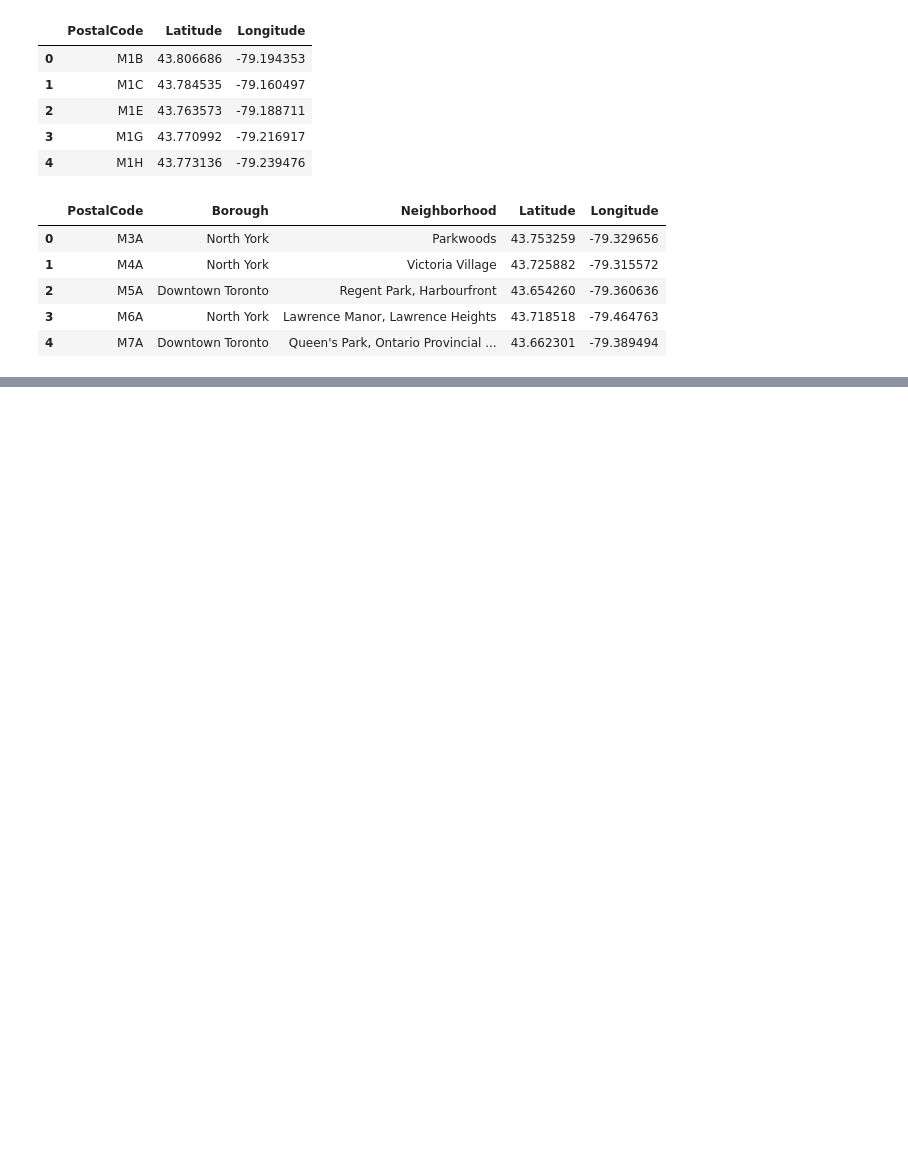
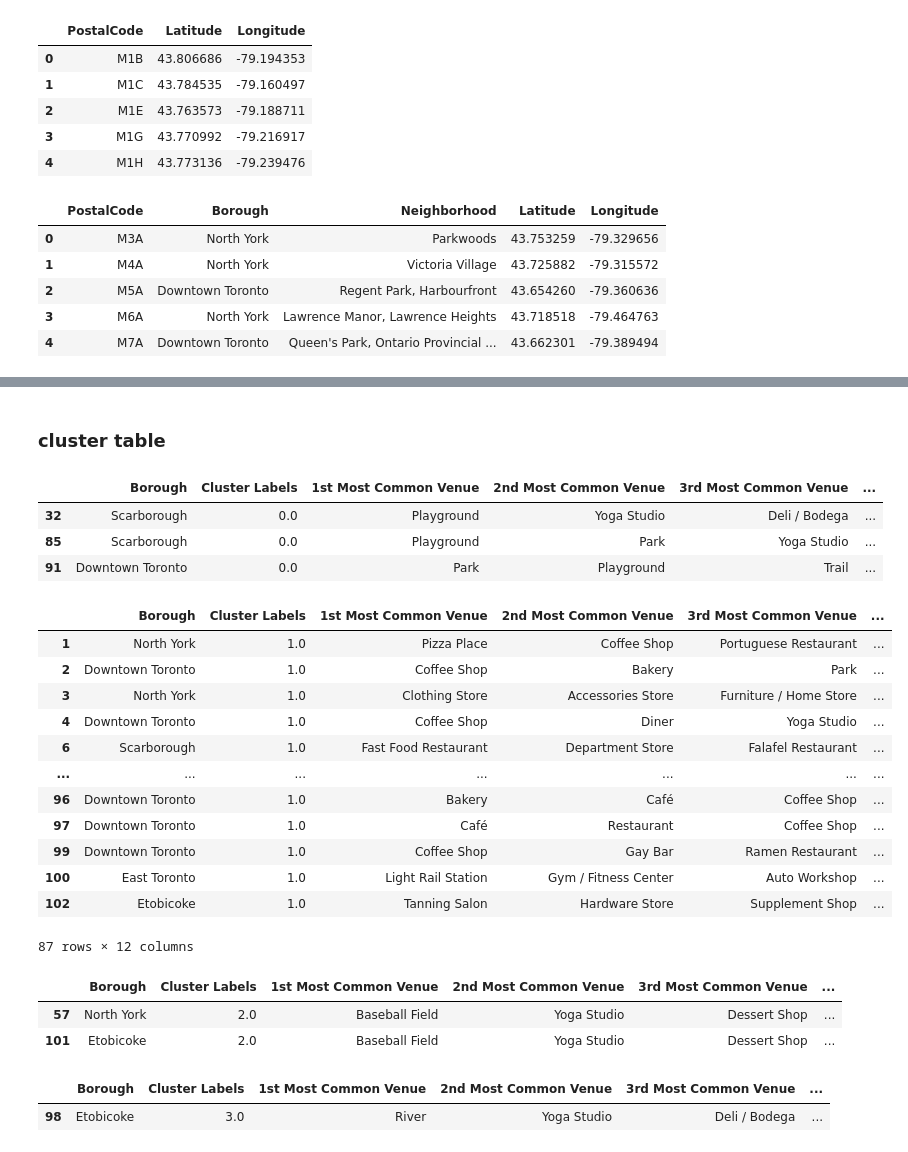
Before and after one commit to zheren1/github-example, a Jupyter notebook: toronto.ipynb, the cells around one changed output, grey strips where cells are left out. Saved outputs shown, nothing was run; the diff lists cells and outputs as text; code cells hidden in the pictures; blank space fills up the shorter version.

```diff
--- a/toronto.ipynb
+++ b/toronto.ipynb
@@ -101,0 +192,5 @@ dfn.head()
+# %%
+to_venues = getNearbyVenues(names=dfn['Neighborhood'],
+                                   latitudes=dfn['Latitude'],
+                                   longitudes=dfn['Longitude']
+                                  )
@@ -101,0 +260,3 @@ dfn.head()
+# %%
+to_grouped = to_onehot.groupby('Neighborhood').mean().reset_index()
+to_grouped.head(3)
@@ -101,0 +333,35 @@ dfn.head()
+# %%
+# drop to_merged NaN rows
+to_merged = to_merged.dropna(axis='rows')
+
+# create map
+from geopy.geocoders import Nominatim
+address = 'Toronto, Ontario'
+geolocator = Nominatim(user_agent="to_explorer")
+location = geolocator.geocode(address)
+latitude = location.latitude
+longitude = location.longitude
+
+map_clusters = folium.Map(location=[latitude, longitude], zoom_start=11)
+
+# set color scheme for the clusters
+x = np.arange(kclusters)
+ys = [i + x + (i*x)**2 for i in range(kclusters)]
+colors_array = cm.rainbow(np.linspace(0, 1, len(ys)))
+rainbow = [colors.rgb2hex(i) for i in colors_array]
+
+
+# add markers to the map
+markers_colors = []
+for lat, lon, poi, cluster in zip(to_merged['Latitude'], to_merged['Longitude'], to_merged['Neighborhood'], to_merged['Cluster Labels']):
+    label = folium.Popup(str(poi) + ' Cluster ' + str(cluster), parse_html=True)
+    folium.CircleMarker(
+        [lat, lon],
+        radius=5,
+        popup=label,
+        color = rainbow[int(cluster)-1],
+        fill=True,
+        fill_color=rainbow[int(cluster)-1],
+        fill_opacity=0.7).add_to(map_clusters)
+
+map_clusters
@@ -101,0 +370,36 @@ dfn.head()
+# %% [markdown]
+### cluster table
+# %%
+to_merged.loc[to_merged['Cluster Labels'] == 0, to_merged.columns[[1] + list(range(5, to_merged.shape[1]))]]
+# %% [output]
+|  | Borough | Cluster Labels | 1st Most Common Venue | 2nd Most Common Venue | 3rd Most Common Venue | ... |
+| 32 | Scarborough | 0.0 | Playground | Yoga Studio | Deli / Bodega | ... |
+| 85 | Scarborough | 0.0 | Playground | Park | Yoga Studio | ... |
+| 91 | Downtown Toronto | 0.0 | Park | Playground | Trail | ... |
+# %%
+to_merged.loc[to_merged['Cluster Labels'] == 1, to_merged.columns[[1] + list(range(5, to_merged.shape[1]))]]
+# %% [output]
+|  | Borough | Cluster Labels | 1st Most Common Venue | 2nd Most Common Venue | 3rd Most Common Venue | ... |
+| 1 | North York | 1.0 | Pizza Place | Coffee Shop | Portuguese Restaurant | ... |
+| 2 | Downtown Toronto | 1.0 | Coffee Shop | Bakery | Park | ... |
+| 3 | North York | 1.0 | Clothing Store | Accessories Store | Furniture / Home Store | ... |
+| 4 | Downtown Toronto | 1.0 | Coffee Shop | Diner | Yoga Studio | ... |
+| 6 | Scarborough | 1.0 | Fast Food Restaurant | Department Store | Falafel Restaurant | ... |
+| ... | ... | ... | ... | ... | ... | ... |
+| 96 | Downtown Toronto | 1.0 | Bakery | Café | Coffee Shop | ... |
+| 97 | Downtown Toronto | 1.0 | Café | Restaurant | Coffee Shop | ... |
+| 99 | Downtown Toronto | 1.0 | Coffee Shop | Gay Bar | Ramen Restaurant | ... |
+| 100 | East Toronto | 1.0 | Light Rail Station | Gym / Fitness Center | Auto Workshop | ... |
+| 102 | Etobicoke | 1.0 | Tanning Salon | Hardware Store | Supplement Shop | ... |
+87 rows × 12 columns
+# %%
+to_merged.loc[to_merged['Cluster Labels'] == 2, to_merged.columns[[1] + list(range(5, to_merged.shape[1]))]]
+# %% [output]
+|  | Borough | Cluster Labels | 1st Most Common Venue | 2nd Most Common Venue | 3rd Most Common Venue | ... |
+| 57 | North York | 2.0 | Baseball Field | Yoga Studio | Dessert Shop | ... |
+| 101 | Etobicoke | 2.0 | Baseball Field | Yoga Studio | Dessert Shop | ... |
+# %%
+to_merged.loc[to_merged['Cluster Labels'] == 3, to_merged.columns[[1] + list(range(5, to_merged.shape[1]))]]
+# %% [output]
+|  | Borough | Cluster Labels | 1st Most Common Venue | 2nd Most Common Venue | 3rd Most Common Venue | ... |
+| 98 | Etobicoke | 3.0 | River | Yoga Studio | Deli / Bodega | ... |
```
Also changed, not shown: parts of 23 cells of this notebook.
